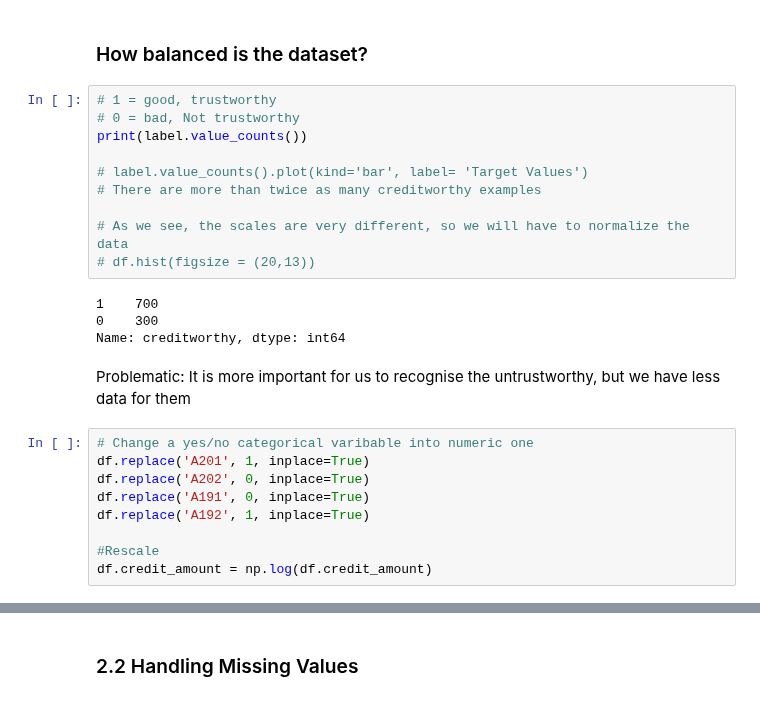
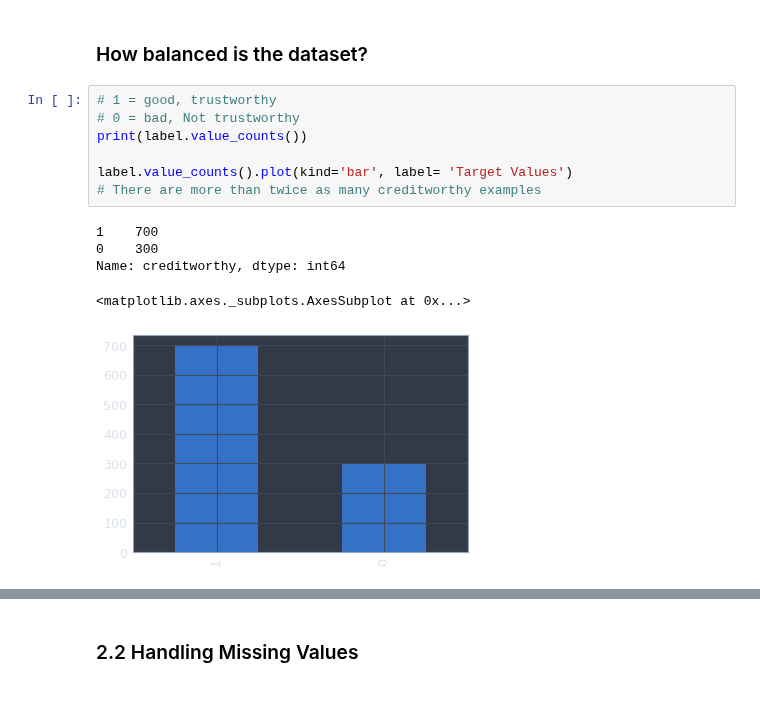
Before and after one commit to alyonavyshnevska/intelligent_data_analysis, a Jupyter notebook: Final_Project/FinalProject.ipynb, the cells around one changed output, grey strips where cells are left out. Drawn from its saved outputs; the diff is of its cells as text.

```diff
--- a/Final_Project/FinalProject.ipynb
+++ b/Final_Project/FinalProject.ipynb
@@ -108,25 +127,13 @@ Numerical features:
 # %%
 # 1 = good, trustworthy
 # 0 = bad, Not trustworthy
 print(label.value_counts())
 
-# label.value_counts().plot(kind='bar', label= 'Target Values')
+label.value_counts().plot(kind='bar', label= 'Target Values')
 # There are more than twice as many creditworthy examples
-
-# As we see, the scales are very different, so we will have to normalize the data
-# df.hist(figsize = (20,13))
 # %% [output]
 1    700
 0    300
 Name: creditworthy, dtype: int64
+<matplotlib.axes._subplots.AxesSubplot at 0x...>
+[figure, added]
-# %% [markdown]
-Problematic: It is more important for us to recognise the untrustworthy, but we have less data for them
-# %%
-# Change a yes/no categorical varibable into numeric one
-df.replace('A201', 1, inplace=True)
-df.replace('A202', 0, inplace=True)
-df.replace('A191', 0, inplace=True)
-df.replace('A192', 1, inplace=True)
-
-#Rescale
-df.credit_amount = np.log(df.credit_amount)
```
Also changed, not shown: parts of 38 cells of this notebook.
